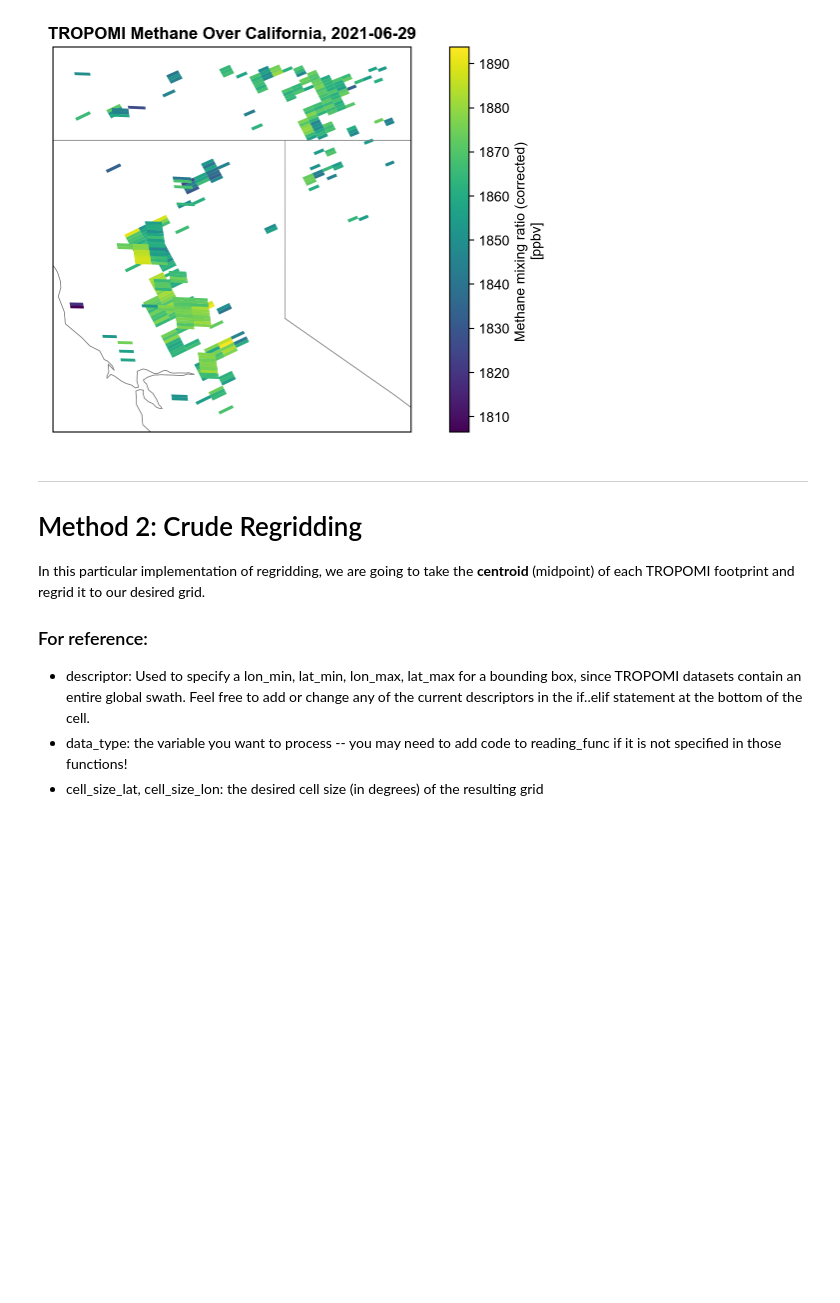
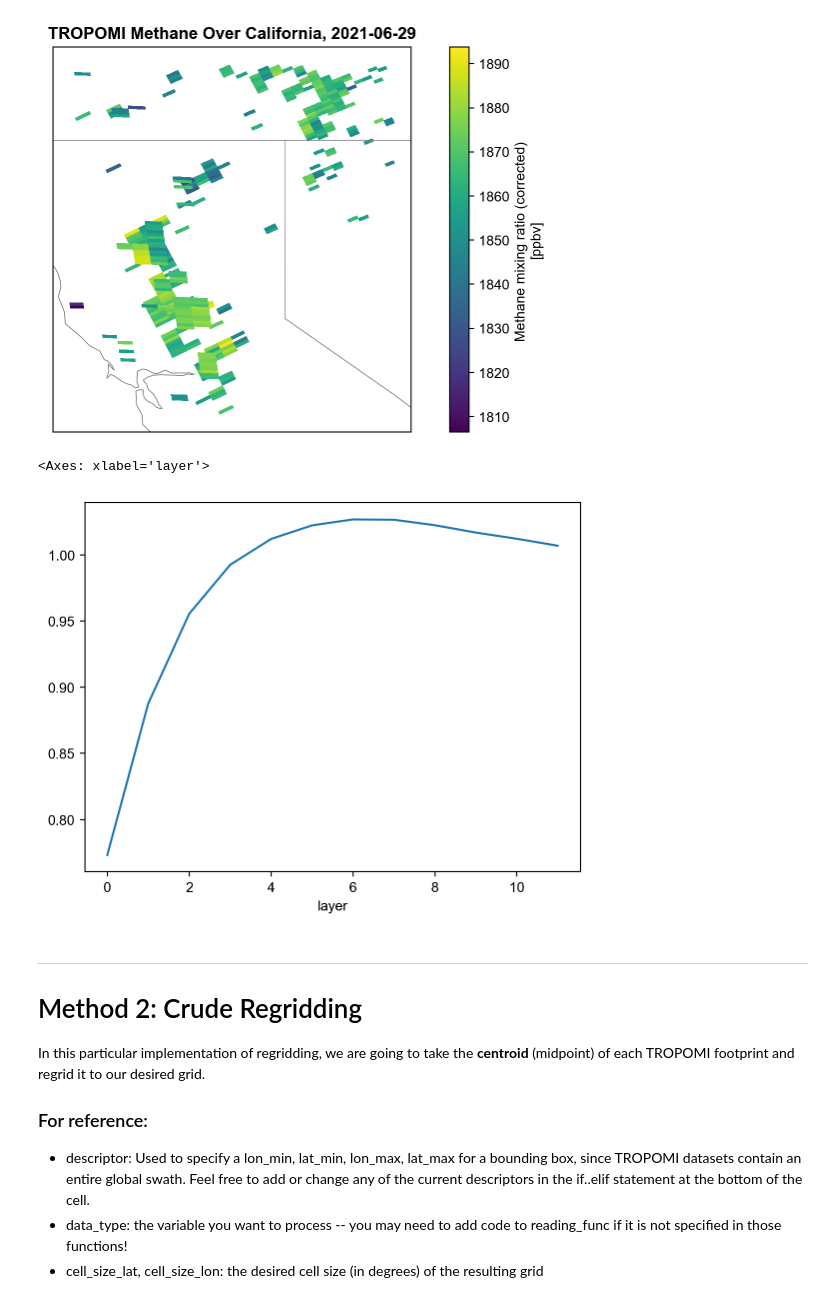
Before and after one commit to james-y-yoon/satellite-remote-sensing, a Jupyter notebook: TROPOMI/TROPOMI_CH4.ipynb, the cells around one changed output. Cells and saved outputs as stored; diff of their text form; code cells hidden in the pictures; blank space fills up the shorter version.

```diff
--- a/TROPOMI/TROPOMI_CH4.ipynb
+++ b/TROPOMI/TROPOMI_CH4.ipynb
@@ -90,6 +90,11 @@ im = gdf.plot('methane_mixing_ratio_bias_corrected', ax = ax, cmap = 'viridis',
 ax.set_title("TROPOMI Methane Over California, 2021-06-29", weight = 'bold');
 # %% [output]
 [figure]
+# %%
+gdf.column_averaging_kernel.groupby('layer').mean().plot()
+# %% [output]
+<Axes: xlabel='layer'>
+[figure, added]
 # %% [markdown]
 ---
 
```
Also changed, not shown: parts of 4 cells of this notebook, 3 other files.
